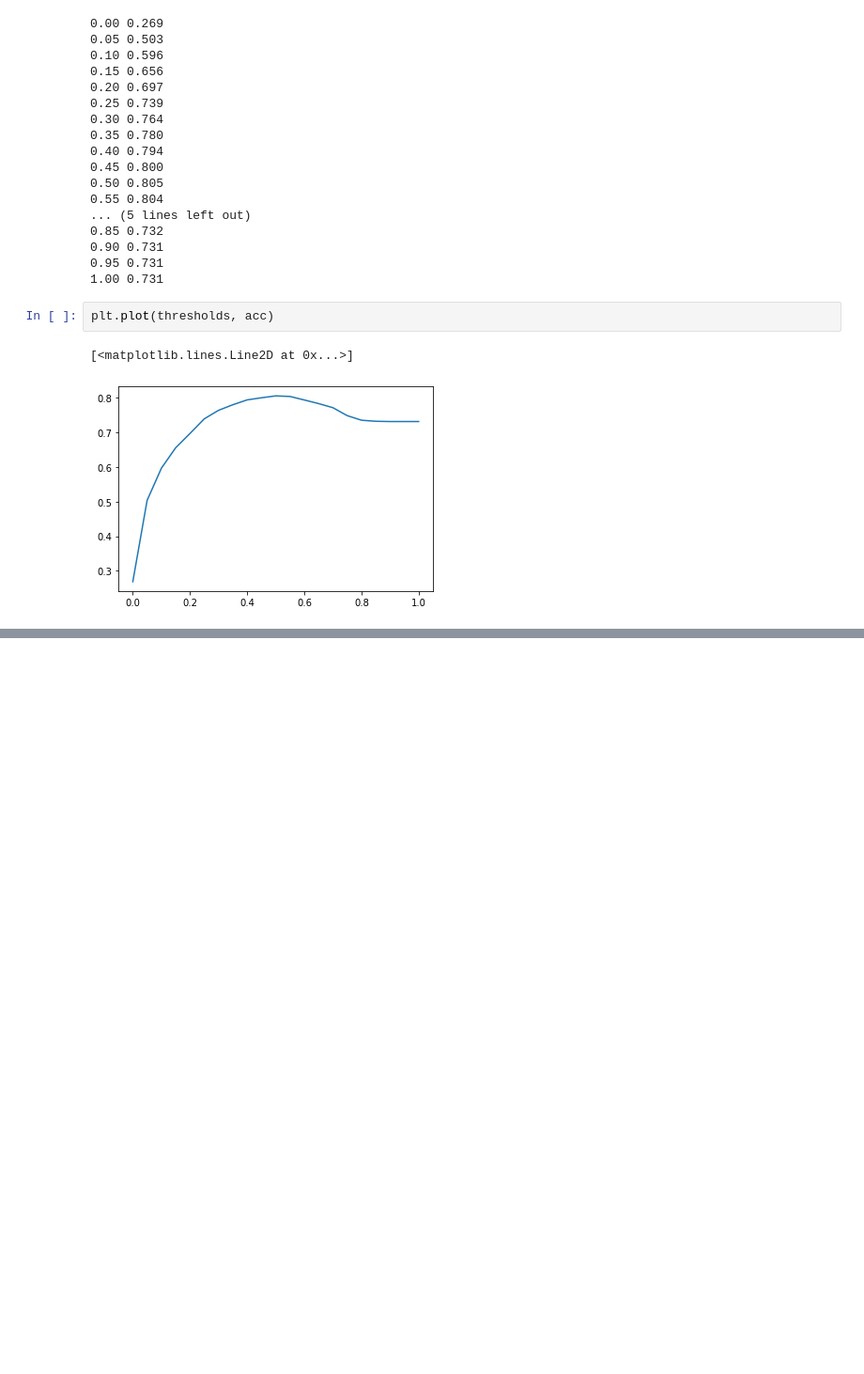
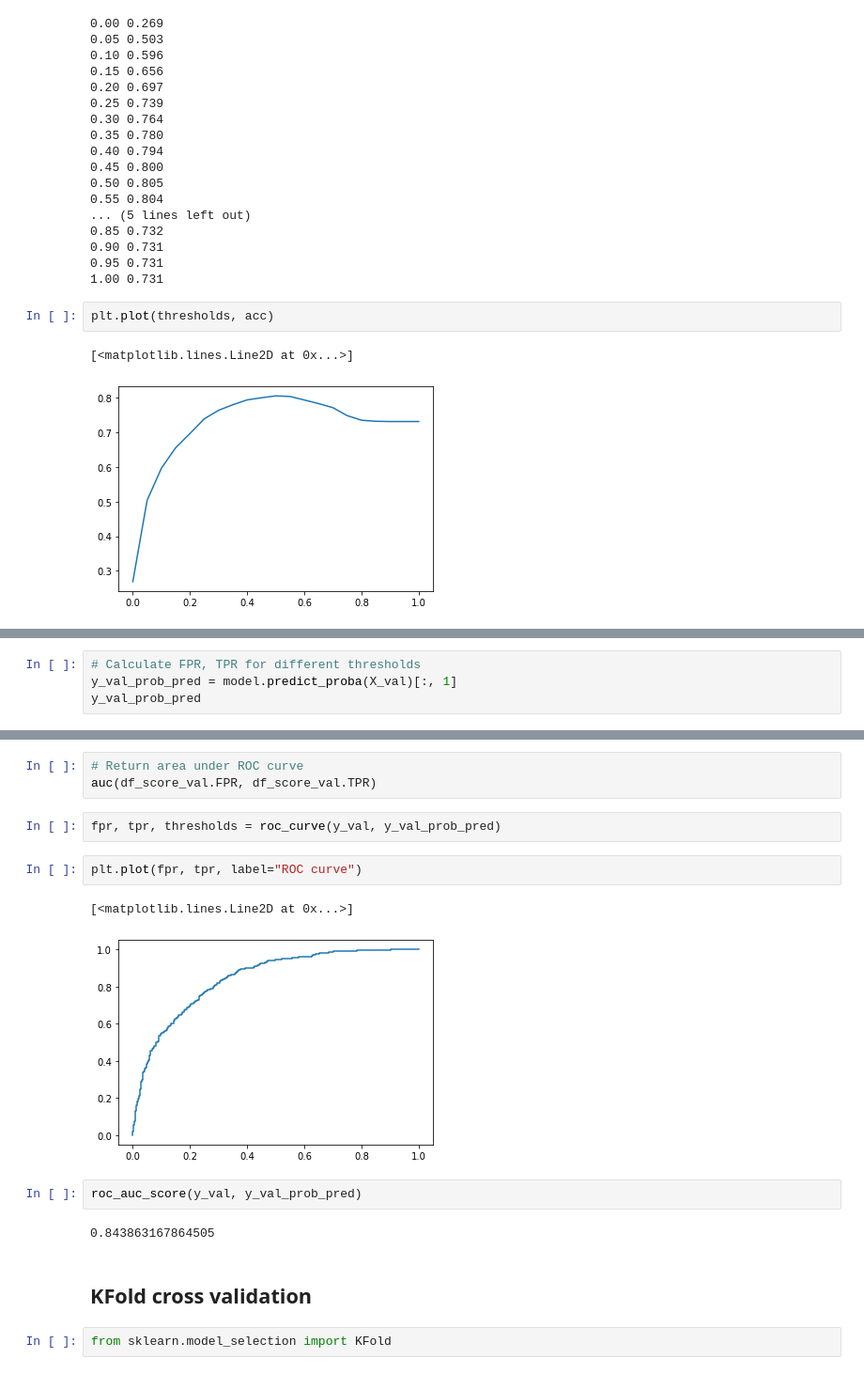
Before and after one commit to thaingoc273/Machine_learning_zoomcamp, a Jupyter notebook: Week_4/my_work_week_4.ipynb, the cells around one changed output, grey strips where cells are left out. Shown: that part at 94% size. Cells and saved outputs as stored; diff of their text form; blank space fills up the shorter version.

```diff
--- a/Week_4/my_work_week_4.ipynb
+++ b/Week_4/my_work_week_4.ipynb
@@ -324,0 +409,4 @@ plt.plot(thresholds, acc)
+# %%
+# Calculate FPR, TPR for different thresholds
+y_val_prob_pred = model.predict_proba(X_val)[:, 1]
+y_val_prob_pred
@@ -324,0 +504,18 @@ plt.plot(thresholds, acc)
+# %%
+# Return area under ROC curve
+auc(df_score_val.FPR, df_score_val.TPR)
+# %%
+fpr, tpr, thresholds = roc_curve(y_val, y_val_prob_pred)
+# %%
+plt.plot(fpr, tpr, label="ROC curve")
+# %% [output]
+[<matplotlib.lines.Line2D at 0x...>]
+[figure, added]
+# %%
+roc_auc_score(y_val, y_val_prob_pred)
+# %% [output]
+0.843863167864505
+# %% [markdown]
+## KFold cross validation
+# %%
+from sklearn.model_selection import KFold
```
Also changed, not shown: parts of 32 cells of this notebook.
